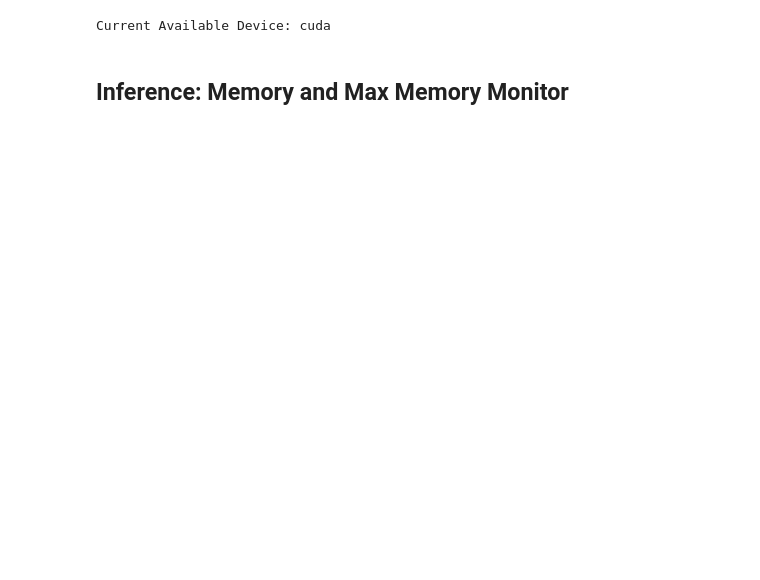
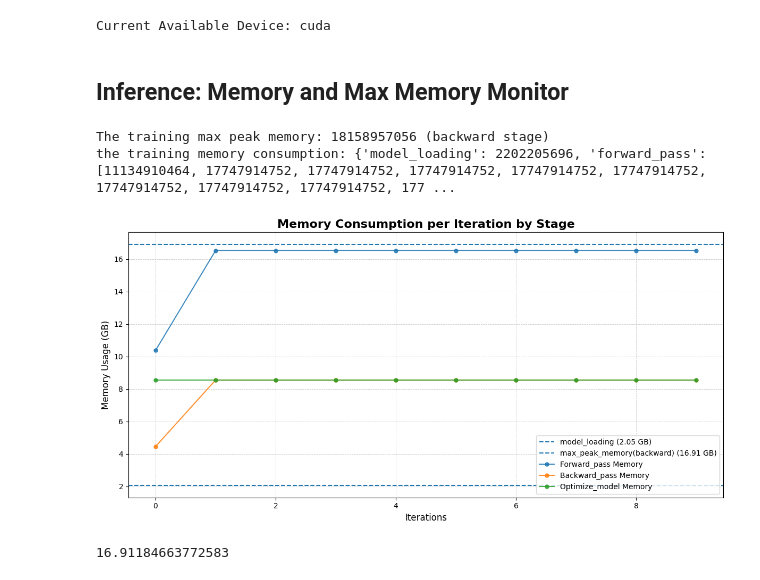
Before and after one commit to Yuxuan-Zhang-Dexter/LLM-Simulator, a Jupyter notebook: pytorch_memory_monitor.ipynb, the cells around one changed output. Drawn from its saved outputs; the diff is of its cells as text; code cells hidden in the pictures; blank space fills up the shorter version.

Commit message:
correct training memory monitor

```diff
--- a/pytorch_memory_monitor.ipynb
+++ b/pytorch_memory_monitor.ipynb
@@ -98,6 +99,41 @@ class ModelMemoryUtilities:
 
         plt.tight_layout()
         plt.show()
+
+    @staticmethod
+    def draw_memory_from_dict(memory_dict: Dict[str, Any], memory_unit: Literal['byte', 'mb', 'gb'] = 'gb'):
+        """
+        Draw a memory usage plot with fixed lines for 'model_loading' and 'max_peak_memory', and dynamic lines
+        for each stage list found in the dictionary.
+
+        :param memory_dict: Dictionary containing memory usage for different stages and fixed values.
+        :param memory_unit: The unit for memory display ('byte', 'mb', 'gb').
+        """
+
+        plt.figure(figsize=(12, 6))
+
+        # Extract and plot fixed lines for 'model_loading' and any 'max_peak_memory'
+        fixed_lines = {key: ModelMemoryUtilities.convert_memory(value, memory_unit) for key, value in memory_dict.items()
+                       if 'max_peak_memory' in key or key == 'model_loading'}
+        for name, value in fixed_lines.items():
+            plt.axhline(y=value, linestyle='--', linewidth=1.5, label=f"{name} ({value:.2f} {memory_unit.upper()})")
+
+        # Plot dynamic lines for each memory stage list (e.g., forward_pass, backward_pass, optimize_model)
+        dynamic_lines = {key: [ModelMemoryUtilities.convert_memory(val, memory_unit) for val in values] for key, values in memory_dict.items() if isinstance(values, list)}
+        iterations = range(len(next(iter(dynamic_lines.values()))))  # Define iterations based on list length
+
+        for stage_name, memory_values in dynamic_lines.items():
+            plt.plot(iterations, memory_values, label=f'{stage_name.capitalize()} Memory', marker='o', markersize=5, alpha=0.85)
+
+        # Labels and title
+        plt.xlabel("Iterations", fontsize=12)
+        plt.ylabel(f"Memory Usage ({memory_unit.upper()})", fontsize=12)
+        plt.title("Memory Consumption per Iteration by Stage", fontsize=16, fontweight='bold')
+        plt.legend()
+        plt.grid(True, linestyle='--', linewidth=0.6, alpha=0.7)
+
+        plt.tight_layout()
+        plt.show()
 # %%
 class ModelMemoryMonitor:
     def __init__(self, model_name, batch_size=1, max_seq_len=4096, torch_dtype=torch.float16, use_amp=False, device="cuda"):
@@ -750,9 +829,18 @@ class ModelMemoryMonitor:
 # prev_memory, peak_memory_lst, cur_memory_lst = monitor.test_cuda_iterative_inference_memory(prompt)
 # ModelMemoryUtilities.draw_memory_lines(prev_memory, cur_memory_lst, peak_memory_lst, memory_unit='gb')
 # %%
-# # Test test training memory method
-# monitor = ModelMemoryMonitor(tinyllama_model_name, use_amp=use_amp, device=device)
-# peak_memory, memory_dict = monitor.test_cuda_training_memory(memory_unit='gb')
+# Test test training memory method
+monitor = ModelMemoryMonitor(tinyllama_model_name, use_amp=use_amp, device=device)
+memory_dict = monitor.test_cuda_training_memory(max_iters=10)
+ModelMemoryUtilities.draw_memory_from_dict(memory_dict, memory_unit='gb')
+# %% [output]
+The training max peak memory: 18158957056 (backward stage)
+the training memory consumption: {'model_loading': 2202205696, 'forward_pass': [11134910464, 17747914752, 17747914752, 17747914752, 17747914752, 17747914752, 17747914752, 17747914752, 17747914752, 177 ...
+[figure, added]
+# %%
+ModelMemoryUtilities.convert_memory(memory_dict['max_peak_memory(backward)'], memory_unit='gb')
+# %% [output]
+16.91184663772583
 # %%
 # # Test cpu test forward memory method
 # monitor = ModelMemoryMonitor(tinyllama_model_name, use_amp=use_amp, device=device)
```
Also changed, not shown: parts of 5 cells of this notebook.
